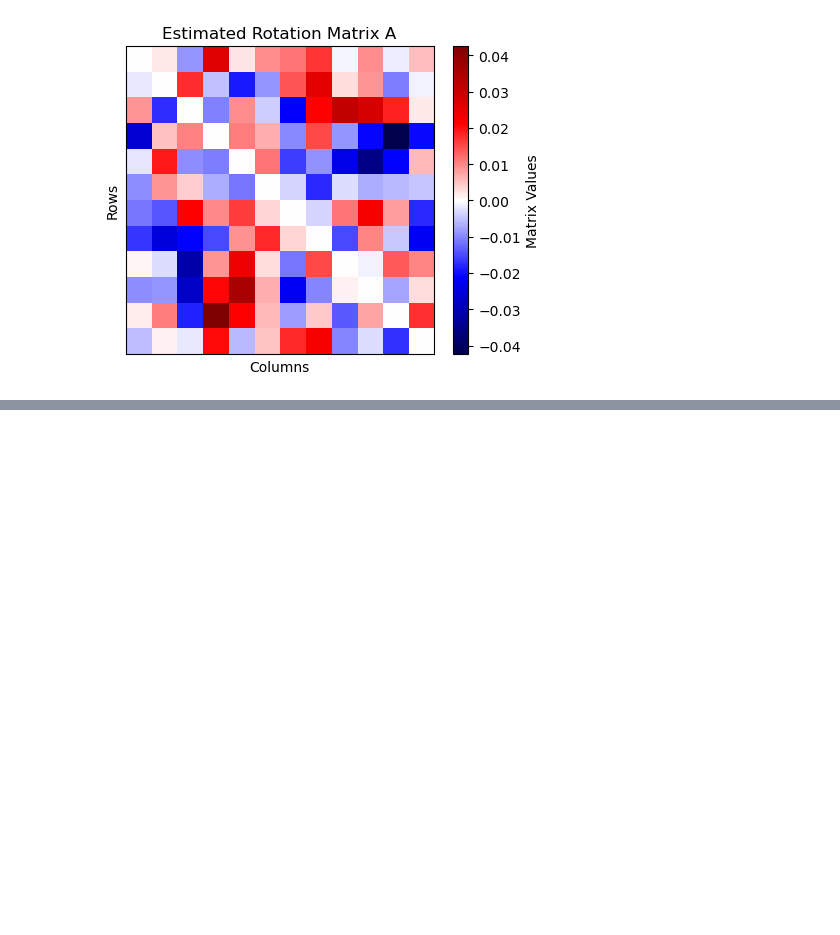
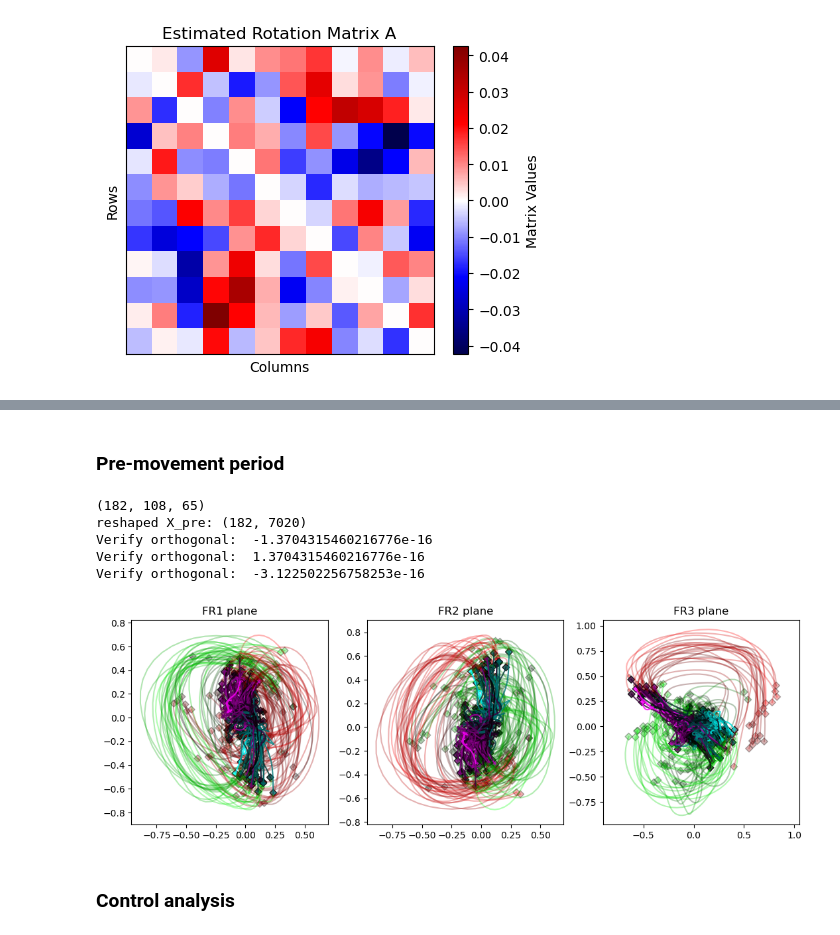
Before and after one commit to derek1909/4G10-Coursework-1, a Jupyter notebook: cw1.ipynb, the cells around one changed output, grey strips where cells are left out. Cells and saved outputs as stored; diff of their text form; code cells hidden in the pictures; blank space fills up the shorter version.

```diff
--- a/cw1.ipynb
+++ b/cw1.ipynb
@@ -398,0 +405,41 @@ Test function estimate_A
+# %% [markdown]
+### Pre-movement period
+# %%
+planes = [0,1,2]
+fig, axes = plt.subplots(1, len(planes), figsize=(13, 4))
+
+start_pre = 0
+end_pre = 65
+
+T_pre = start_pre-end_pre
+times_pre = times[start_pre:end_pre]
+# print(times_pre)
+
+X_pre = X_clean[:, :, start_pre:end_pre]
+print(X_pre.shape)
+X_pre_reshaped = X_pre.reshape(X_pre.shape[0], -1) # N, CT
+print(f'reshaped X_pre: {X_pre_reshaped.shape}')
+
+for plane in planes:
+    Pfr = compute_Pfr(eigenvalues,eigenvectors,plane)
+
+    # movement
+    Z_fr = Pfr@Z_short
+    Z_fr_3dvis = Z_fr.reshape(2, C, -1)[:,:,:-9] # -150,200ms
+    plot_Z_projection(Z_fr_3dvis, ax=axes[plane], title=f'FR{plane+1} plane', alpha=0.3)
+
+    # pre-movement
+    Z_fr_pre = Pfr @ V_M.T @ X_pre_reshaped
+    Z_fr_pre_3dvis = Z_fr_pre.reshape(2, C, -1)
+    plot_Z_projection(Z_fr_pre_3dvis, ax=axes[plane], title=f'FR{plane+1} plane', alt_color=True, alpha=0.8)
+# fig.suptitle("Projection of Z on FR planes", fontsize=16)
+plt.show()
+# %% [output]
+(182, 108, 65)
+reshaped X_pre: (182, 7020)
+Verify orthogonal:  -1.3704315460216776e-16
+Verify orthogonal:  1.3704315460216776e-16
+Verify orthogonal:  -3.122502256758253e-16
+[figure, added]
+# %% [markdown]
+### Control analysis
```
Also changed, not shown: parts of 10 cells of this notebook, 4 other files.
